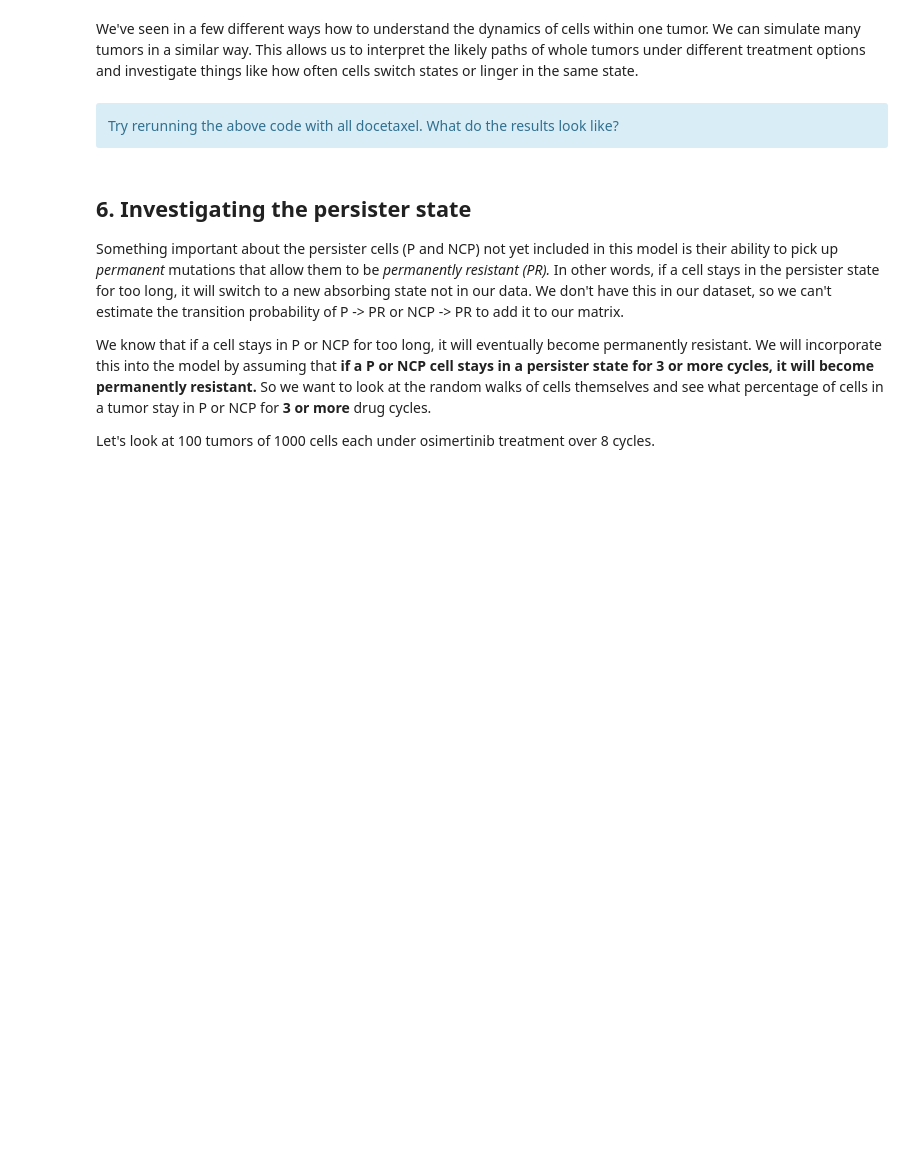
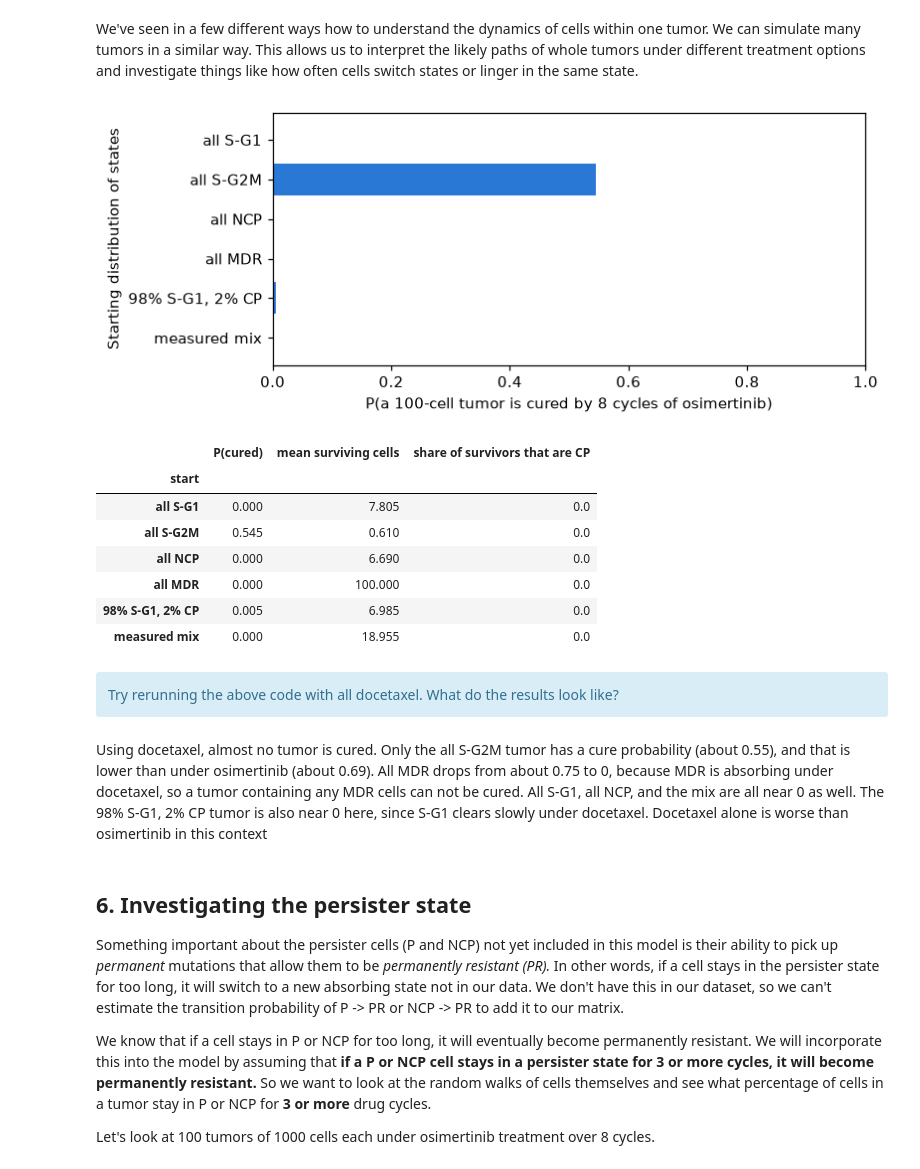
Before and after one commit to cejones8/UU_Labs, a Jupyter notebook: Lab 9/Lab09_markov_chain.ipynb, the cells around one changed output. Drawn from its saved outputs; the diff is of its cells as text; code cells hidden in the pictures; blank space fills up the shorter version.

```diff
--- a/Lab 9/Lab09_markov_chain.ipynb
+++ b/Lab 9/Lab09_markov_chain.ipynb
@@ -473,35 +507,47 @@ def simulate_tumor(pi0, P, n_cells, n_cycles, rng):
     return np.array([random_walk(int(s0), P, n_cycles, rng)[-1] for s0 in starts])
 # %%
 N_CELLS, N_TUMORS = 100, 200
-P_TUMOR, N_TUMOR_CYCLES = P_osi, 8      # this simulation: 8 cycles of osimertinib
+P_TUMOR, N_TUMOR_CYCLES = P_doc, 8      # this simulation: 8 cycles of osimertinib
 scenarios = {
     "all S-G1":       basis("S-G1", P_hat),
     "all S-G2M":      basis("S-G2M", P_hat),
     "all NCP":         basis("NCP", P_hat),
     "all MDR":        basis("MDR", P_hat),
     "98% S-G1, 2% CP": 0.98 * basis("S-G1", P_hat) + 0.02 * basis("CP", P_hat),
     "measured mix":   pi_mix,
 }
 rows = []
 for name, pi0 in scenarios.items():
     finals = np.array([simulate_tumor(pi0, P_TUMOR, N_CELLS, N_TUMOR_CYCLES, rng) for _ in range(N_TUMORS)])
     alive = (finals != OUTCOMES.index("cleared")).sum(axis=1)
     rows.append({"start": name,
                  "P(cured)": np.mean(alive == 0),
                  "mean surviving cells": alive.mean(),
                  "share of survivors that are CP":
                      (finals == OUTCOMES.index("CP")).sum() / max(alive.sum(), 1)})
 results = pd.DataFrame(rows).set_index("start")
 
 fig, ax = plt.subplots(figsize=(7, 3))
 ax.barh(results.index[::-1], results["P(cured)"][::-1], color="#2a78d6")
 ax.set_xlim(0, 1)
 ax.set_xlabel(f"P(a {N_CELLS}-cell tumor is cured by {N_TUMOR_CYCLES} cycles of osimertinib)")
 ax.set_ylabel("Starting distribution of states")
 plt.show()
 results.round(3)
+# %% [output]
+[figure, added]
+|  | P(cured) | mean surviving cells | share of survivors that are CP |
+| start |  |  |  |
+| all S-G1 | 0.000 | 7.805 | 0.0 |
+| all S-G2M | 0.545 | 0.610 | 0.0 |
+| all NCP | 0.000 | 6.690 | 0.0 |
+| all MDR | 0.000 | 100.000 | 0.0 |
+| 98% S-G1, 2% CP | 0.005 | 6.985 | 0.0 |
+| measured mix | 0.000 | 18.955 | 0.0 |
 # %% [markdown]
 <div class="alert alert-info"> Try rerunning the above code with all docetaxel. What do the results look like? </div>
+# %% [markdown]
+Using docetaxel, almost no tumor is cured. Only the all S-G2M tumor has a cure probability (about 0.55), and that is lower than under osimertinib (about 0.69). All MDR drops from about 0.75 to 0, because MDR is absorbing under docetaxel, so a tumor containing any MDR cells can not be cured. All S-G1, all NCP, and the mix are all near 0 as well. The 98% S-G1, 2% CP tumor is also near 0 here, since S-G1 clears slowly under docetaxel. Docetaxel alone is worse than osimertinib in this context
 # %% [markdown]
 ## 6. Investigating the persister state
 
```
Also changed, not shown: parts of 9 cells of this notebook.
